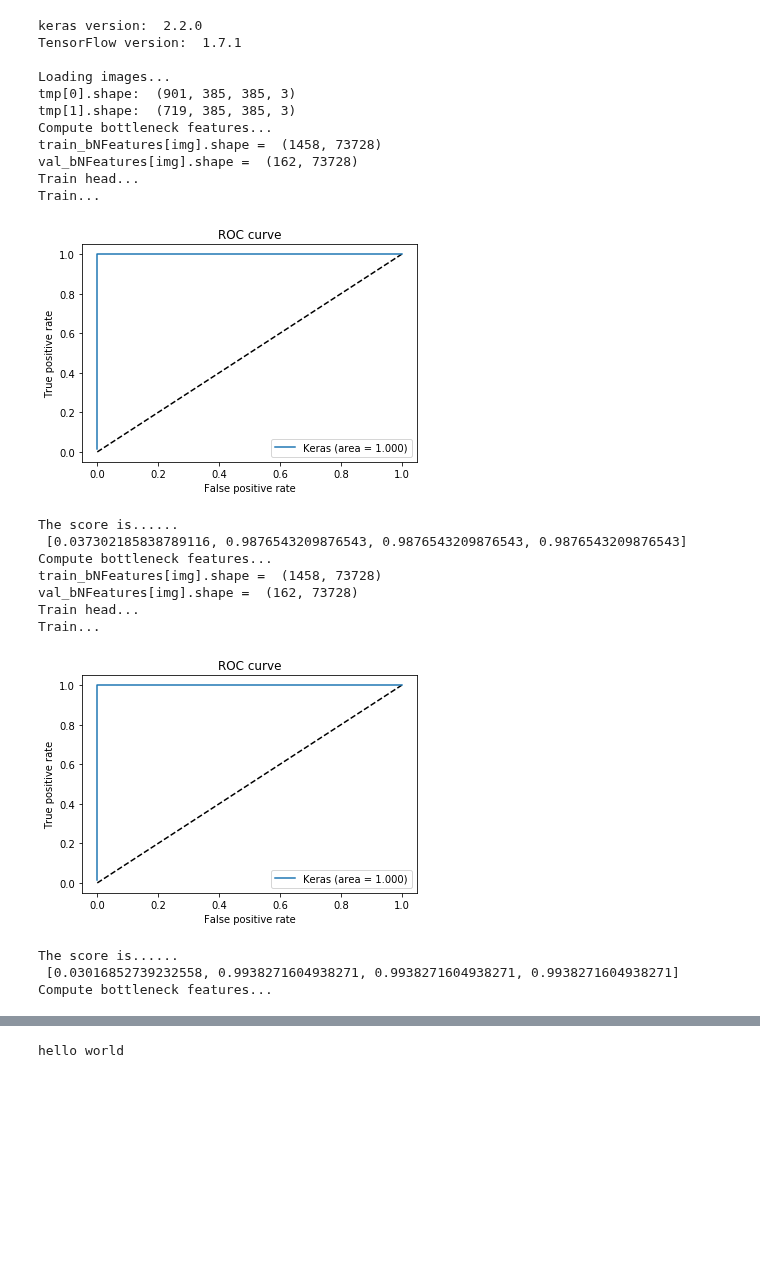
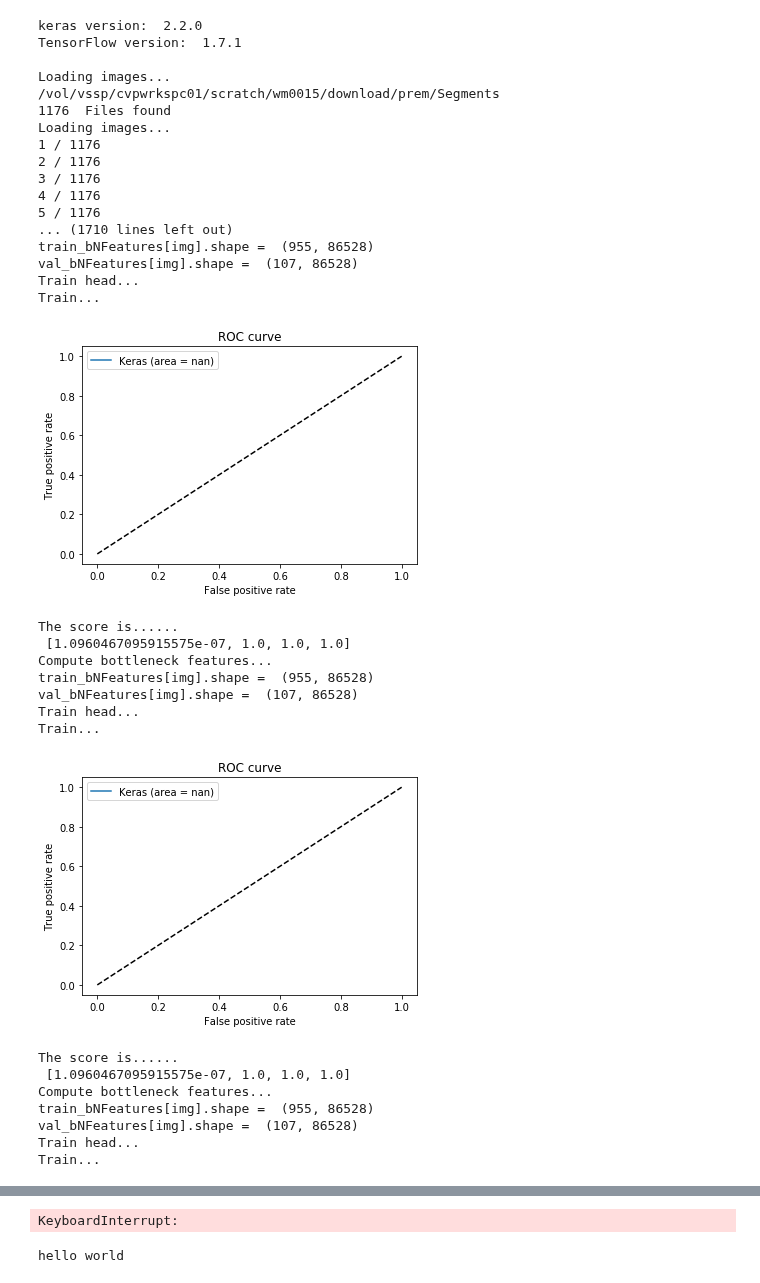
Before and after one commit to Big-Tree/kerasTF, a Jupyter notebook: kerasTransferLearning.ipynb, the cells around one changed output, grey strips where cells are left out. Drawn from its saved outputs; the diff is of its cells as text; code cells hidden in the pictures; blank space fills up the shorter version.

Commit message:
Running with prems data TL
I have finished prettifying things for now

```diff
--- a/kerasTransferLearning.ipynb
+++ b/kerasTransferLearning.ipynb
@@ -40,14 +40,14 @@ CLASSDIR_1 = '/vol/vssp/cvpwrkspc01/scratch/wm0015/crops256/malignant/*'
 CLASSDIR_0 = '/vol/vssp/cvpwrkspc01/scratch/wm0015/download/prem/Segments'
 CLASSDIR_1 = '/vol/vssp/cvpwrkspc01/scratch/wm0015/download/prem/2D/6mm'
 # Calcs
-CLASSDIR_0 = '/user/HS204/wm0015/student/allCalcs/0/*'
-CLASSDIR_1 = '/user/HS204/wm0015/student/allCalcs/1/*'
+# CLASSDIR_0 = '/user/HS204/wm0015/student/allCalcs/0/*'
+# CLASSDIR_1 = '/user/HS204/wm0015/student/allCalcs/1/*'
 MODEL_SAVE = '/vol/vssp/cvpwrkspc01/scratch/wm0015/models/best_model.h5'
 BATCH_SIZE = 100
 EPOCHS = 50
 #INPUT_SHAPE = [256, 256, 3]
 INPUT_SHAPE = [429, 429, 3]
-INPUT_SHAPE = [385, 385, 3]
+#INPUT_SHAPE = [385, 385, 3]
 FOLDS = 5
 PATIENCE = 500
 
@@ -318,8 +318,8 @@ def main():
 
     # Get images
     data = {'img': 0, 'label': 0, 'classLength':[]}
-    data = getImages(data, (CLASSDIR_0, CLASSDIR_1))
-    #data = getDicomImages(data, (CLASSDIR_0, CLASSDIR_1), strMatch = '2D_dim2d.dcm')
+    #data = getImages(data, (CLASSDIR_0, CLASSDIR_1))
+    data = getDicomImages(data, (CLASSDIR_0, CLASSDIR_1), strMatch = '2D_dim2d.dcm')
     # Create one hot labels
     data['label'] = np.concatenate((
             get_labels_one_hot(2, 0, data['classLength'][0]), # Class 0
@@ -330,35 +330,9 @@ def main():
 
     #data = colourDrop3to1(data)
 
+    # After this things get a bit messy
     #___________________________________________________
-#     # Get images and labels
-#     data = {'img': 0, 'label': 0}
-#     dataSpecs = {'classLength': []}
-#     dataSpecs['classLength'] = []
 
-#     # Comment out for prem images
-# #     data['img'] = np.concatenate((
-# #             get_images(CLASSDIR_0, dataSpecs), # Class 0 (backgrounds)
-# #             get_images(CLASSDIR_1, dataSpecs) # Class 1
-# #     ))
-
-#     past1 = get_images(CLASSDIR_0, dataSpecs)
-#     past2 = get_images(CLASSDIR_1, dataSpecs)
-#     pastConcat = np.concatenate((past1, past2))
-
-
-#     # Prem images
-#     prem1 = getPremFiles('/vol/vssp/cvpwrkspc01/scratch/wm0015/download/prem/Segments', dataSpecs)
-#     prem2 = getPremFiles('/vol/vssp/cvpwrkspc01/scratch/wm0015/download/prem/2D/6mm', dataSpecs)
-#     prem1 = prem1.reshape((-1, 429, 429, 1))
-#     prem1 = prem1[0:537,:,:,:]
-#     prem2 = prem2.reshape((-1, 429, 429, 1))
-#     data['img'] = np.concatenate((prem1, prem2))
-#     data['img'] = np.concatenate((data['img'], data['img'], data['img']), axis = 3)
-#     print('prem1.shape: ', prem1.shape)
-#     print('prem2.shape: ', prem2.shape)
-#     print('data.shape = ', data['img'].shape)
-#     #data.shape =  (1707, 429, 429, 1)
 
 
 
@@ -460,47 +434,57 @@ def main():
         plt.figure(1)
         plt.plot([0, 1], [0, 1], 'k--')
         plt.plot(fpr_keras, tpr_keras, label='Keras (area = {:.3f})'.format(auc_keras))
         plt.xlabel('False positive rate')
         plt.ylabel('True positive rate')
         plt.title('ROC curve')
         plt.legend(loc='best')
         plt.show()
 
 
         # Evaluate
         score = model.evaluate(val_data['img'], val_data['label'], verbose=0)
         valStats.append(score)
         print('The score is......\n', score)
 
 
     valStats = np.asarray(valStats)
     print('Validations: \n', valStats[:, 1])
     print('Average loss: ', sum(valStats[:, 0])/FOLDS)
     print('Average validation: ', sum(valStats[:, 1])/FOLDS)
 
 if __name__ == "__main__":
     main()
 # %% [output]
 keras version:  2.2.0
 TensorFlow version:  1.7.1
 
 Loading images...
-tmp[0].shape:  (901, 385, 385, 3)
-tmp[1].shape:  (719, 385, 385, 3)
-Compute bottleneck features...
-train_bNFeatures[img].shape =  (1458, 73728)
-val_bNFeatures[img].shape =  (162, 73728)
+/vol/vssp/cvpwrkspc01/scratch/wm0015/download/prem/Segments
+1176  Files found
+Loading images...
+1 / 1176
+2 / 1176
+3 / 1176
+4 / 1176
+5 / 1176
+... (1710 lines left out)
+train_bNFeatures[img].shape =  (955, 86528)
+val_bNFeatures[img].shape =  (107, 86528)
 Train head...
 Train...
-[figure, old version]
+[figure, new version]
 The score is......
- [0.037302185838789116, 0.9876543209876543, 0.9876543209876543, 0.9876543209876543]
+ [1.0960467095915575e-07, 1.0, 1.0, 1.0]
 Compute bottleneck features...
-train_bNFeatures[img].shape =  (1458, 73728)
-val_bNFeatures[img].shape =  (162, 73728)
+train_bNFeatures[img].shape =  (955, 86528)
+val_bNFeatures[img].shape =  (107, 86528)
 Train head...
 Train...
-[figure, old version]
+[figure, new version]
 The score is......
- [0.03016852739232558, 0.9938271604938271, 0.9938271604938271, 0.9938271604938271]
+ [1.0960467095915575e-07, 1.0, 1.0, 1.0]
 Compute bottleneck features...
+train_bNFeatures[img].shape =  (955, 86528)
+val_bNFeatures[img].shape =  (107, 86528)
+Train head...
+Train...
@@ -507,3 +507,4 @@ Compute bottleneck features...
+KeyboardInterrupt:
 # %%
 print('hello world')
 # %% [output]
```
Also changed, not shown: parts of 1 cell of this notebook.
